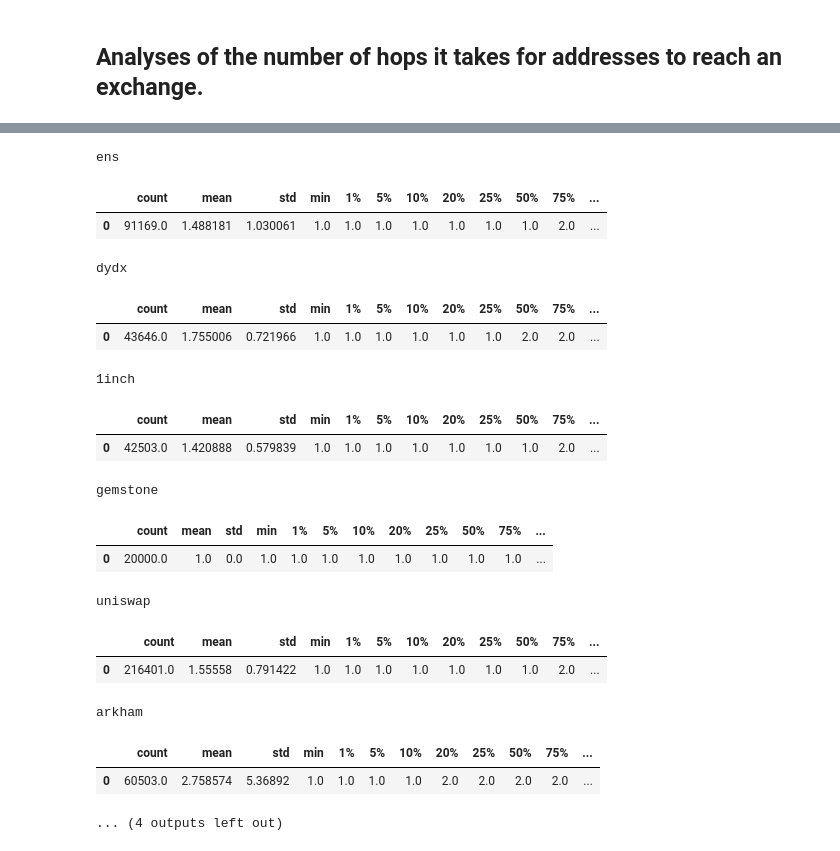
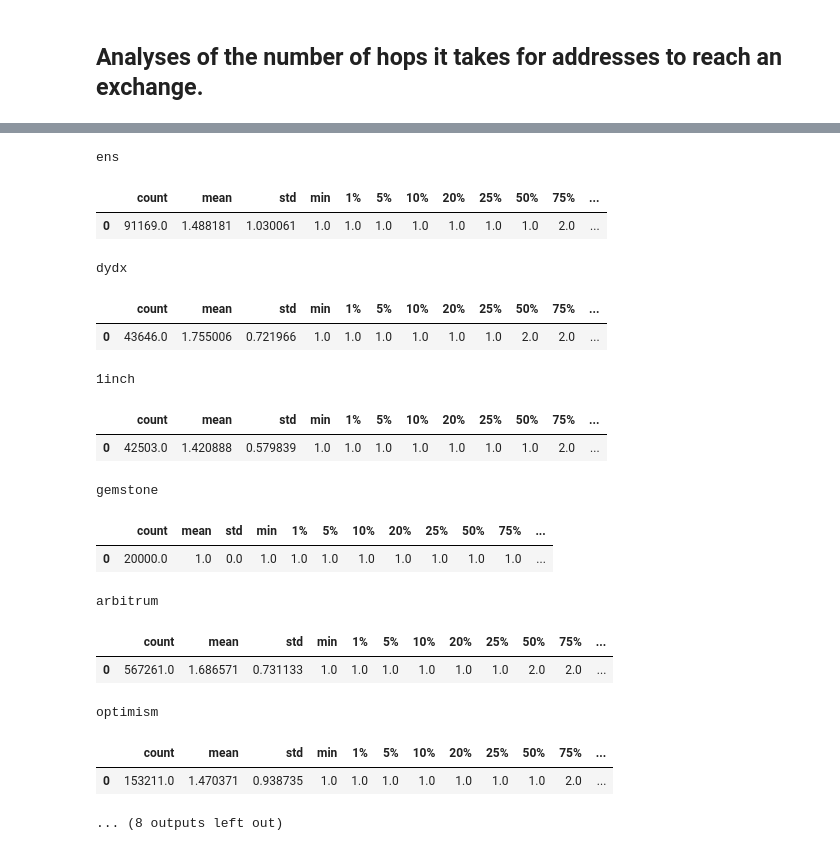
Before and after one commit to johnnatan-messias/research-proj-airdrop, a Jupyter notebook: notebooks/03-airdrop-eda.ipynb, the cells around one changed output, grey strips where cells are left out. Cells and saved outputs as stored; diff of their text form; code cells hidden in the pictures.

Commit message:
Added analyses for Optimism and Arbitrum

```diff
--- a/notebooks/03-airdrop-eda.ipynb
+++ b/notebooks/03-airdrop-eda.ipynb
@@ -1057,29 +1057,28 @@ dict_keys(['ens', 'dydx', '1inch', 'gemstone', 'uniswap', 'arkham', 'lido', 'tor
 # %%
 # Distribution of hops for airdrop recipients connecting with exchanges
 hops_dfs = {}
 for protocol in hop_distribution:
     print(protocol)
     hops_dfs[protocol] = pd.Series(
         hop_distribution[protocol])
-    data = hops_dfs[protocol][hops_dfs[protocol] > 0]
-    display(data.describe(percentiles=percentiles).to_frame().T)
+    display(hops_dfs[protocol].describe(percentiles=percentiles).to_frame().T)
 # %% [output]
 ens
 |  | count | mean | std | min | 1% | 5% | 10% | 20% | 25% | 50% | 75% | ... |
 | 0 | 91169.0 | 1.488181 | 1.030061 | 1.0 | 1.0 | 1.0 | 1.0 | 1.0 | 1.0 | 1.0 | 2.0 | ... |
 dydx
 |  | count | mean | std | min | 1% | 5% | 10% | 20% | 25% | 50% | 75% | ... |
 | 0 | 43646.0 | 1.755006 | 0.721966 | 1.0 | 1.0 | 1.0 | 1.0 | 1.0 | 1.0 | 2.0 | 2.0 | ... |
 1inch
 |  | count | mean | std | min | 1% | 5% | 10% | 20% | 25% | 50% | 75% | ... |
 | 0 | 42503.0 | 1.420888 | 0.579839 | 1.0 | 1.0 | 1.0 | 1.0 | 1.0 | 1.0 | 1.0 | 2.0 | ... |
 gemstone
 |  | count | mean | std | min | 1% | 5% | 10% | 20% | 25% | 50% | 75% | ... |
 | 0 | 20000.0 | 1.0 | 0.0 | 1.0 | 1.0 | 1.0 | 1.0 | 1.0 | 1.0 | 1.0 | 1.0 | ... |
-uniswap
+arbitrum
 |  | count | mean | std | min | 1% | 5% | 10% | 20% | 25% | 50% | 75% | ... |
-| 0 | 216401.0 | 1.55558 | 0.791422 | 1.0 | 1.0 | 1.0 | 1.0 | 1.0 | 1.0 | 1.0 | 2.0 | ... |
+| 0 | 567261.0 | 1.686571 | 0.731133 | 1.0 | 1.0 | 1.0 | 1.0 | 1.0 | 1.0 | 2.0 | 2.0 | ... |
-arkham
+optimism
 |  | count | mean | std | min | 1% | 5% | 10% | 20% | 25% | 50% | 75% | ... |
-| 0 | 60503.0 | 2.758574 | 5.36892 | 1.0 | 1.0 | 1.0 | 1.0 | 2.0 | 2.0 | 2.0 | 2.0 | ... |
+| 0 | 153211.0 | 1.470371 | 0.938735 | 1.0 | 1.0 | 1.0 | 1.0 | 1.0 | 1.0 | 1.0 | 2.0 | ... |
-... (4 outputs left out)
+... (8 outputs left out)
```
Also changed, not shown: parts of 1 cell of this notebook.
